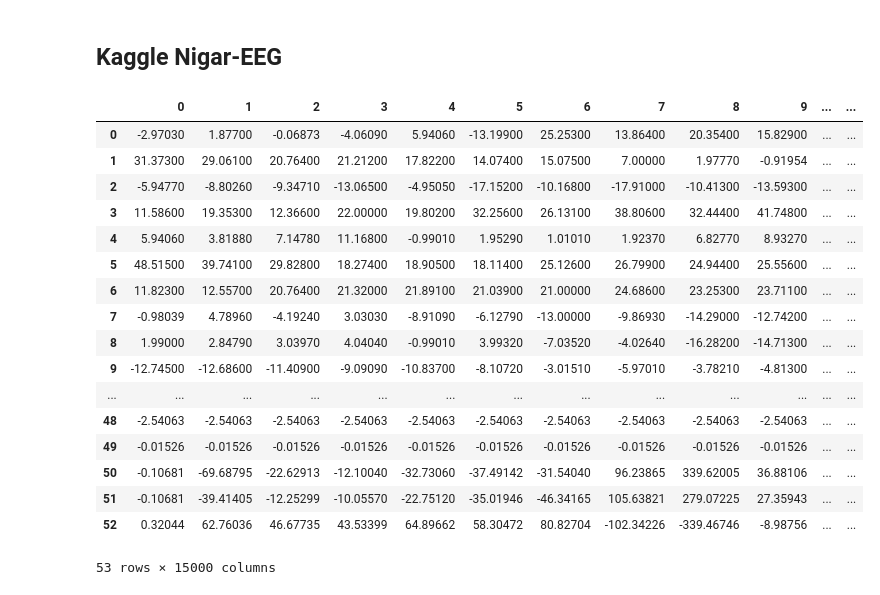
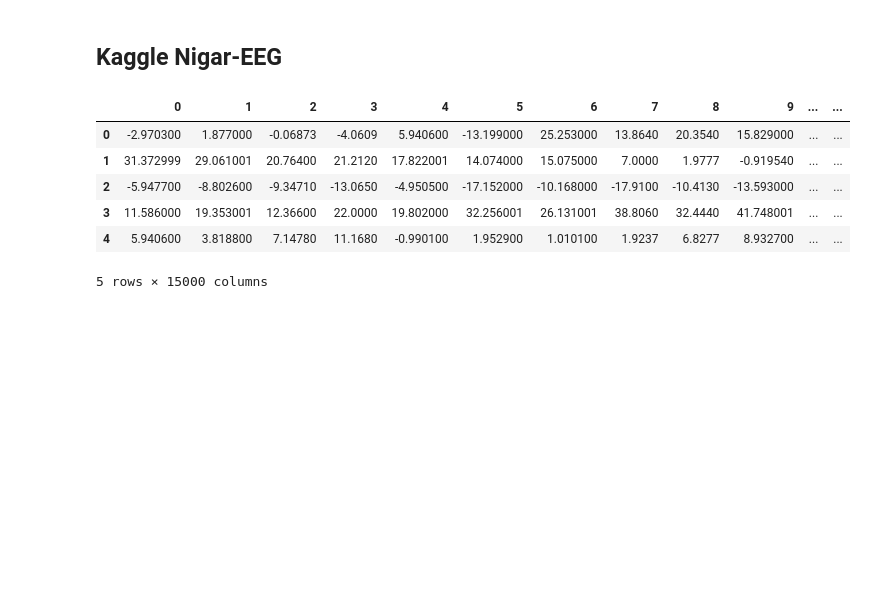
Before and after one commit to nicholas-ackley/CS4485, a Jupyter notebook: sample.ipynb, the cells around one changed output. Drawn from its saved outputs; the diff is of its cells as text; code cells hidden in the pictures; blank space fills up the shorter version.

```diff
--- a/sample.ipynb
+++ b/sample.ipynb
@@ -20,11 +20,12 @@ openneuro_X = pd.DataFrame()
 for n in range(1, 66):
     file_path = eeg_file_path_format.format(number=n)
     raw = mne.io.read_raw_eeglab(file_path, preload=True)
-    data = pd.Series(raw.to_data_frame().to_numpy().flatten()).iloc[:500*60]
-    data.drop(data.index[data.index % 20 == 0], inplace=True)
+    data = raw.to_data_frame()
+    data.drop('time', axis=1, inplace=True)
+    data = pd.Series(data.to_numpy().flatten()).iloc[:19*500*60] # number of leads * sampling rate * one minute
     data = data.reset_index(drop=True)
     openneuro_X = pd.concat([openneuro_X, data.to_frame().T], ignore_index=True)
 
-openneuro_X
+openneuro_X.head()
 # %% [output]
 |  | 0 | 1 | 2 | 3 | 4 | 5 | 6 | 7 | 8 | 9 | ... | ... |
@@ -85,39 +71,28 @@ Name: Group, dtype: object
 # %%
 data_dir = 'kaggle_nigar_data'
 
 kaggle_nigar_X = pd.DataFrame()
 kaggle_nigar_Y = pd.Series(dtype='bool')
 
 for directory in Path(data_dir).iterdir():
     for file in Path(directory).iterdir():
         data = pd.read_csv(file).iloc[:, :19]
         row = pd.Series(data.to_numpy().flatten()).iloc[:250*60]
         kaggle_nigar_X = pd.concat([kaggle_nigar_X, row.to_frame().T], ignore_index=True)
         if directory.name == '1-Healthy':
             kaggle_nigar_Y = pd.concat([kaggle_nigar_Y, pd.Series([False])], ignore_index=True)
         else:
             kaggle_nigar_Y = pd.concat([kaggle_nigar_Y, pd.Series([True])], ignore_index=True)
 
-kaggle_nigar_X
+kaggle_nigar_X.head()
 # %% [output]
 |  | 0 | 1 | 2 | 3 | 4 | 5 | 6 | 7 | 8 | 9 | ... | ... |
-| 0 | -2.97030 | 1.87700 | -0.06873 | -4.06090 | 5.94060 | -13.19900 | 25.25300 | 13.86400 | 20.35400 | 15.82900 | ... | ... |
-| 1 | 31.37300 | 29.06100 | 20.76400 | 21.21200 | 17.82200 | 14.07400 | 15.07500 | 7.00000 | 1.97770 | -0.91954 | ... | ... |
-| 2 | -5.94770 | -8.80260 | -9.34710 | -13.06500 | -4.95050 | -17.15200 | -10.16800 | -17.91000 | -10.41300 | -13.59300 | ... | ... |
-| 3 | 11.58600 | 19.35300 | 12.36600 | 22.00000 | 19.80200 | 32.25600 | 26.13100 | 38.80600 | 32.44400 | 41.74800 | ... | ... |
-| 4 | 5.94060 | 3.81880 | 7.14780 | 11.16800 | -0.99010 | 1.95290 | 1.01010 | 1.92370 | 6.82770 | 8.93270 | ... | ... |
-| 5 | 48.51500 | 39.74100 | 29.82800 | 18.27400 | 18.90500 | 18.11400 | 25.12600 | 26.79900 | 24.94400 | 25.55600 | ... | ... |
-| 6 | 11.82300 | 12.55700 | 20.76400 | 21.32000 | 21.89100 | 21.03900 | 21.00000 | 24.68600 | 23.25300 | 23.71100 | ... | ... |
-| 7 | -0.98039 | 4.78960 | -4.19240 | 3.03030 | -8.91090 | -6.12790 | -13.00000 | -9.86930 | -14.29000 | -12.74200 | ... | ... |
-| 8 | 1.99000 | 2.84790 | 3.03970 | 4.04040 | -0.99010 | 3.99320 | -7.03520 | -4.02640 | -16.28200 | -14.71300 | ... | ... |
-| 9 | -12.74500 | -12.68600 | -11.40900 | -9.09090 | -10.83700 | -8.10720 | -3.01510 | -5.97010 | -3.78210 | -4.81300 | ... | ... |
-| ... | ... | ... | ... | ... | ... | ... | ... | ... | ... | ... | ... | ... |
-| 48 | -2.54063 | -2.54063 | -2.54063 | -2.54063 | -2.54063 | -2.54063 | -2.54063 | -2.54063 | -2.54063 | -2.54063 | ... | ... |
-| 49 | -0.01526 | -0.01526 | -0.01526 | -0.01526 | -0.01526 | -0.01526 | -0.01526 | -0.01526 | -0.01526 | -0.01526 | ... | ... |
-| 50 | -0.10681 | -69.68795 | -22.62913 | -12.10040 | -32.73060 | -37.49142 | -31.54040 | 96.23865 | 339.62005 | 36.88106 | ... | ... |
-| 51 | -0.10681 | -39.41405 | -12.25299 | -10.05570 | -22.75120 | -35.01946 | -46.34165 | 105.63821 | 279.07225 | 27.35943 | ... | ... |
-| 52 | 0.32044 | 62.76036 | 46.67735 | 43.53399 | 64.89662 | 58.30472 | 80.82704 | -102.34226 | -339.46746 | -8.98756 | ... | ... |
+| 0 | -2.970300 | 1.877000 | -0.06873 | -4.0609 | 5.940600 | -13.199000 | 25.253000 | 13.8640 | 20.3540 | 15.829000 | ... | ... |
+| 1 | 31.372999 | 29.061001 | 20.76400 | 21.2120 | 17.822001 | 14.074000 | 15.075000 | 7.0000 | 1.9777 | -0.919540 | ... | ... |
+| 2 | -5.947700 | -8.802600 | -9.34710 | -13.0650 | -4.950500 | -17.152000 | -10.168000 | -17.9100 | -10.4130 | -13.593000 | ... | ... |
+| 3 | 11.586000 | 19.353001 | 12.36600 | 22.0000 | 19.802000 | 32.256001 | 26.131001 | 38.8060 | 32.4440 | 41.748001 | ... | ... |
+| 4 | 5.940600 | 3.818800 | 7.14780 | 11.1680 | -0.990100 | 1.952900 | 1.010100 | 1.9237 | 6.8277 | 8.932700 | ... | ... |
-53 rows × 15000 columns
+5 rows × 15000 columns
 # %%
 kaggle_nigar_X.describe()
 # %% [output]
```
Also changed, not shown: parts of 15 cells of this notebook.
